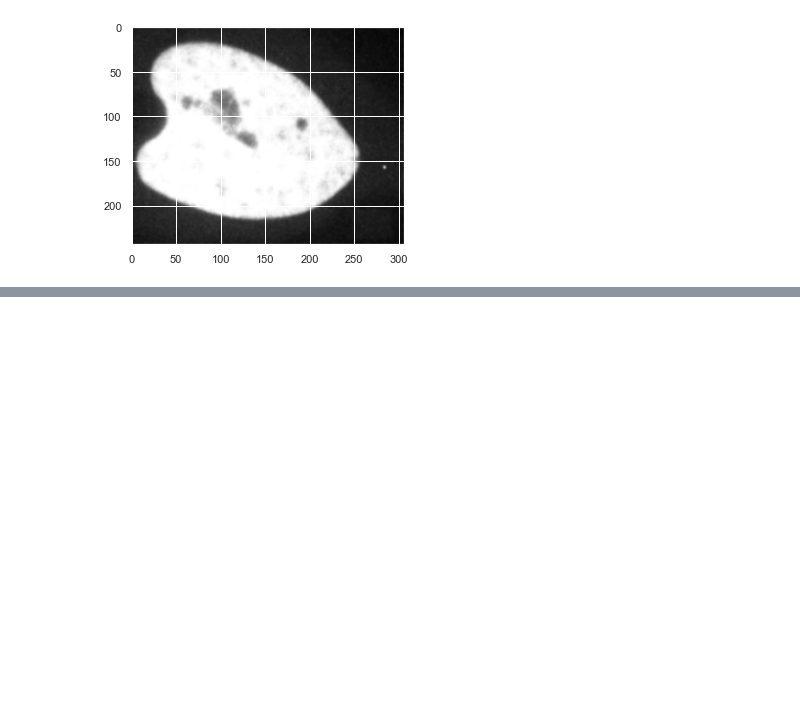
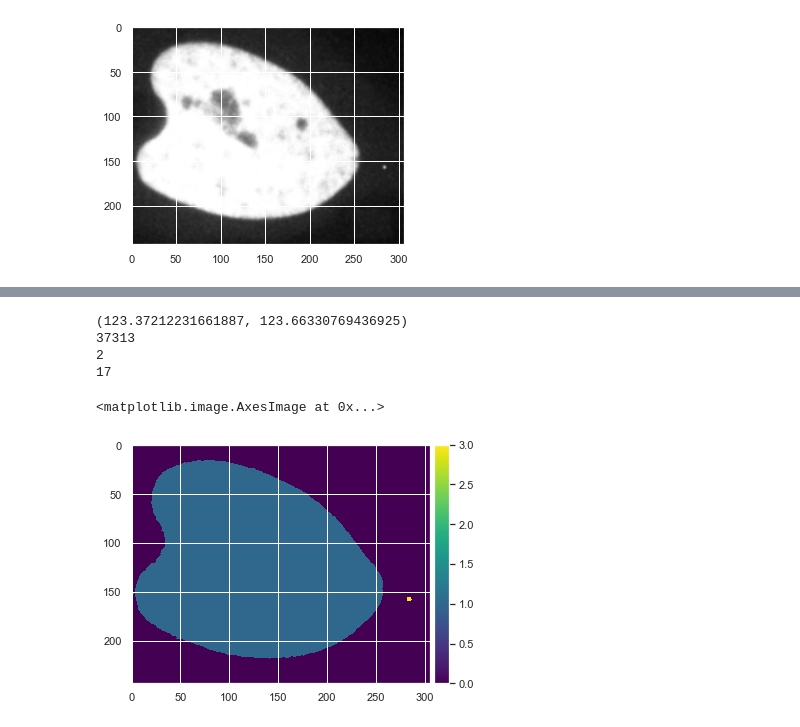
Before and after one commit to Colorado-State-University-Stasevich-Lab/frap_analysis, a Jupyter notebook: Spot_FRAP_Analyzer.ipynb, the cells around one changed output, grey strips where cells are left out. Cells and saved outputs as stored; diff of their text form; code cells hidden in the pictures; blank space fills up the shorter version.

```diff
--- a/Spot_FRAP_Analyzer.ipynb
+++ b/Spot_FRAP_Analyzer.ipynb
@@ -288,0 +320,36 @@ def fillMatrixHoles(im, min_size, circ_tol = 0.7):
+# %%
+bin_gauss_max_threshold = np.quantile(gaussian_max,0.5)
+bin_gauss_max = gaussian_max.copy()
+bin_gauss_max[gaussian_max < bin_gauss_max_threshold] = 0
+bin_gauss_max[gaussian_max > bin_gauss_max_threshold] = 1
+
+imshow(bin_gauss_max)
+
+cleared = clear_border(bin_gauss_max)
+
+# label image regions
+gauss_label_image = label(cleared)
+
+props = regionprops(gauss_label_image, gaussian_max)
+print(props[0].centroid)
+
+def checkCircularity(gauss_label_image, region):
+    label = region.label
+
+
+for region in regionprops(gauss_label_image, gaussian_max):
+    # take regions with large enough areas
+    #Regionprops, check circularity DO THIS HUNTER
+    print(region.area)
+    if region.area >= 300:
+        #gauss_label_image[[[0,1,2],[0,1,2]]] = 1
+        #print(np.mean(region.image_intensity))
+        temp=3
+imshow(gauss_label_image)
+# %% [output]
+(123.37212231661887, 123.66330769436925)
+37313
+2
+17
+<matplotlib.image.AxesImage at 0x...>
+[figure, added]
```
Also changed, not shown: parts of 11 cells of this notebook.
